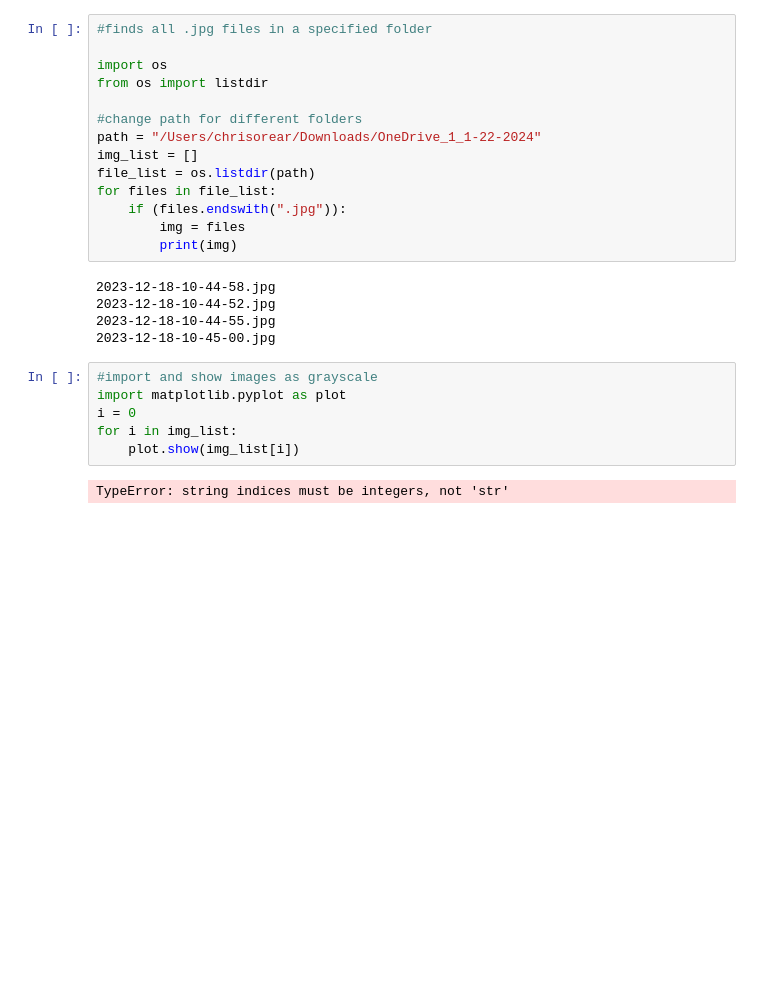
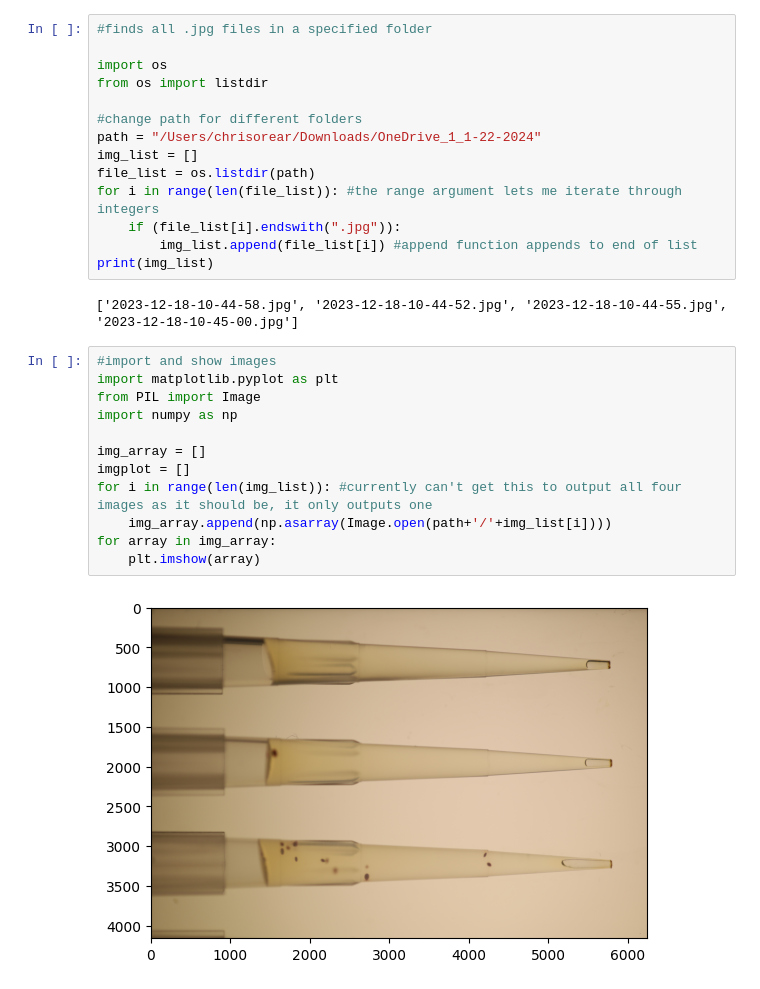
Before and after one commit to chrisorear/GVA_project, a Jupyter notebook: imageimporter.ipynb, the cells around one changed output. Cells and saved outputs as stored; diff of their text form; blank space fills up the shorter version.

Commit message:
fixed image output

```diff
--- a/imageimporter.ipynb
+++ b/imageimporter.ipynb
@@ -8,20 +8,23 @@ from os import listdir
 path = "/Users/chrisorear/Downloads/OneDrive_1_1-22-2024"
 img_list = []
 file_list = os.listdir(path)
-for files in file_list:
-    if (files.endswith(".jpg")):
-        img = files
-        print(img)
+for i in range(len(file_list)): #the range argument lets me iterate through integers
+    if (file_list[i].endswith(".jpg")):
+        img_list.append(file_list[i]) #append function appends to end of list
+print(img_list)
 # %% [output]
-2023-12-18-10-44-58.jpg
-2023-12-18-10-44-52.jpg
-2023-12-18-10-44-55.jpg
-2023-12-18-10-45-00.jpg
+['2023-12-18-10-44-58.jpg', '2023-12-18-10-44-52.jpg', '2023-12-18-10-44-55.jpg', '2023-12-18-10-45-00.jpg']
-# %%
-#import and show images as grayscale
-import matplotlib.pyplot as plot
-i = 0
-for i in img_list:
-    plot.show(img_list[i])
-# %% [output]
-TypeError: string indices must be integers, not 'str'
+# %%
+#import and show images
+import matplotlib.pyplot as plt
+from PIL import Image
+import numpy as np
+
+img_array = []
+imgplot = []
+for i in range(len(img_list)): #currently can't get this to output all four images as it should be, it only outputs one
+    img_array.append(np.asarray(Image.open(path+'/'+img_list[i])))
+for array in img_array:
+    plt.imshow(array)
+# %% [output]
+[figure, added]
```
